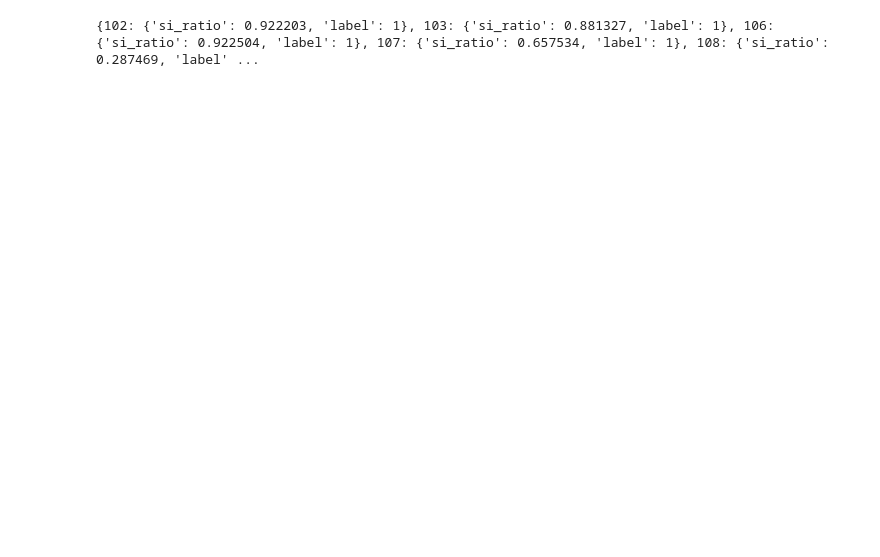
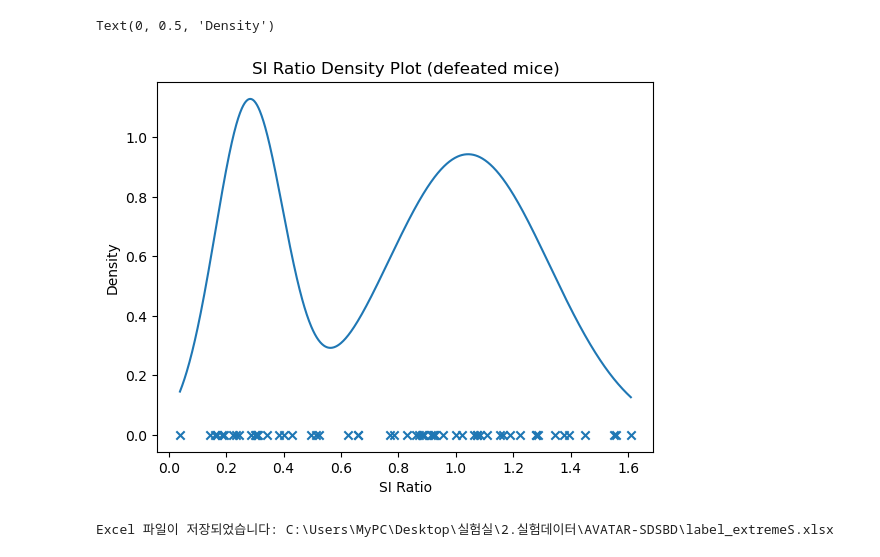
Before and after one commit to junesu0707/after_subtle, a Jupyter notebook: separate_extreme_among_all.ipynb, the cells around one changed output. Drawn from its saved outputs; the diff is of its cells as text; code cells hidden in the pictures; blank space fills up the shorter version.

```diff
--- a/separate_extreme_among_all.ipynb
+++ b/separate_extreme_among_all.ipynb
@@ -70,5 +103,15 @@ plt.show()
+# %%
+plt.scatter(data, np.zeros_like(data), marker='x')
+plt.plot(x, np.exp(densities), label='Density')
+plt.title("SI Ratio Density Plot (defeated mice)")
+plt.xlabel("SI Ratio")
+plt.ylabel("Density")
+# %% [output]
+Text(0, 0.5, 'Density')
+[figure, added]
 # %%
-import csv
+import pandas as pd
+
 total_dict = {}
 total_dict = my_dict.copy()  # my_dict를 total_dict에 복사
 
@@ -76,20 +119,16 @@ for i, mouse in enumerate(total_dict.keys()):
     si_ratio = total_dict[mouse]  # 현재 si_ratio 값을 저장
     total_dict[mouse] = {'si_ratio': si_ratio, 'label': labels[i]}
 
-# CSV 파일 경로 설정
-output_file = r'C:\Users\MyPC\Desktop\실험실\2.실험데이터\AVATAR-SDSBD\label_extremeS.csv'  # 여기에 원하는 경로와 파일명 입력
+# total_dict를 pandas DataFrame으로 변환
+df = pd.DataFrame.from_dict(total_dict, orient='index').reset_index()
+df.columns = ['mouse_name', 'si_ratio', 'label']  # 컬럼 이름 설정
 
-# CSV 파일 작성
-with open(output_file, 'w', newline='', encoding='utf-8') as file:
-    writer = csv.writer(file)
+# Excel 파일 경로 설정
+output_file = r'C:\Users\MyPC\Desktop\실험실\2.실험데이터\AVATAR-SDSBD\label_extremeS.xlsx'  # 원하는 경로와 파일명 입력
 
-    # CSV 파일의 헤더 작성
-    writer.writerow(['mouse_name', 'si_ratio', 'label'])
+# Excel 파일로 저장
+df.to_excel(output_file, index=False)
 
-    # my_dict의 내용을 행으로 작성
-    for mouse, values in total_dict.items():
-        writer.writerow([mouse, values['si_ratio'], values['label']])
-
-print(total_dict)
+print("Excel 파일이 저장되었습니다:", output_file)
 # %% [output]
-{102: {'si_ratio': 0.922203, 'label': 1}, 103: {'si_ratio': 0.881327, 'label': 1}, 106: {'si_ratio': 0.922504, 'label': 1}, 107: {'si_ratio': 0.657534, 'label': 1}, 108: {'si_ratio': 0.287469, 'label' ...
+Excel 파일이 저장되었습니다: C:\Users\MyPC\Desktop\실험실\2.실험데이터\AVATAR-SDSBD\label_extremeS.xlsx
```
Also changed, not shown: parts of 7 cells of this notebook, 1 other file.
